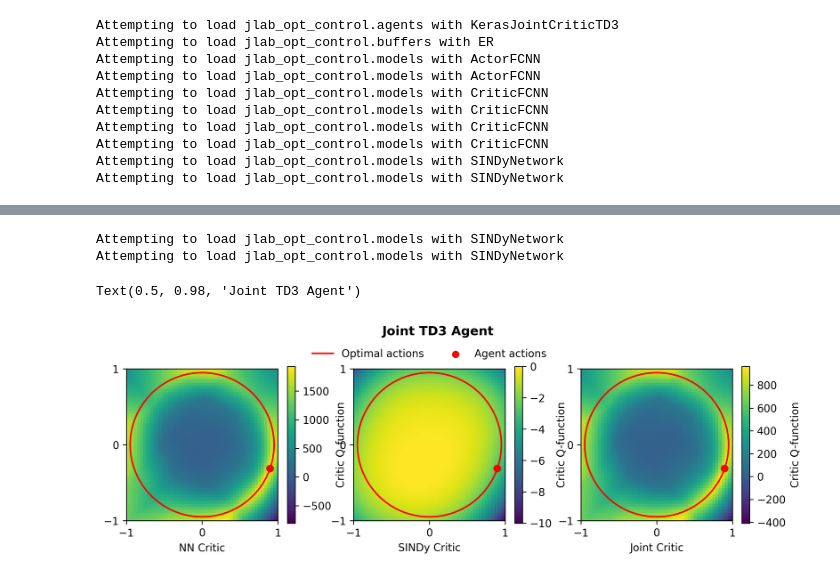
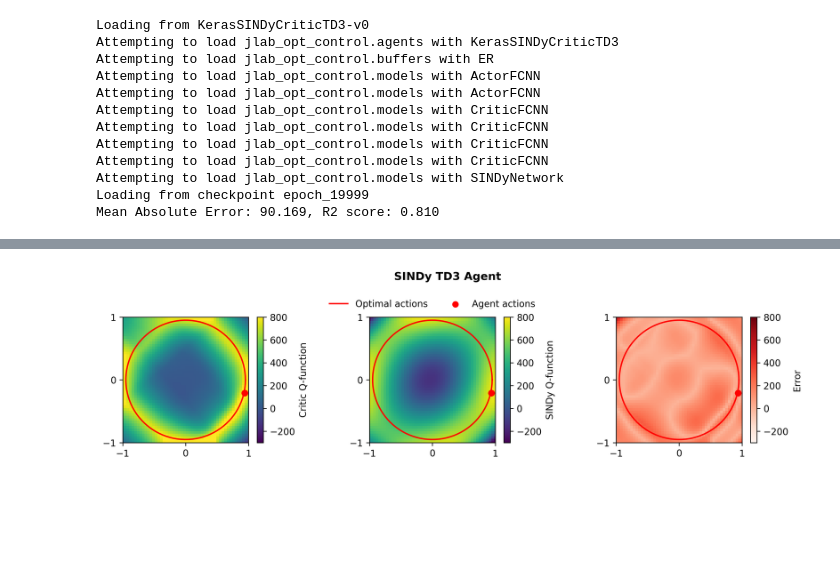
Before and after one commit to JeffersonLab/SciOptControlToolkit, a Jupyter notebook: jlab_opt_control/drivers/ExamineCirclePolicy.ipynb, the cells around one changed output, grey strips where cells are left out. Saved outputs shown, nothing was run; the diff lists cells and outputs as text; code cells hidden in the pictures; blank space fills up the shorter version.

```diff
--- a/jlab_opt_control/drivers/ExamineCirclePolicy.ipynb
+++ b/jlab_opt_control/drivers/ExamineCirclePolicy.ipynb
@@ -282,12 +274,14 @@ import os
 import glob
 import jlab_opt_control.agents as agents
 
-logging.getLogger("Agent Registry").setLevel(logging.INFO)
-logging.getLogger("TD3-Agent").setLevel(logging.INFO)
+logging.getLogger("Agent Registry").setLevel(logging.WARNING)
+logging.getLogger("TD3-Agent").setLevel(logging.WARNING)
 
 # Agent
-agent_id = 'KerasJointCriticTD3-v0'
-logdir = glob.glob(f'./results/Circle/index0_agent_{agent_id}_env_{env_id}_date_20240531-*')[0]
+agent_id = 'KerasSINDyCriticTD3-v0'
+logdirs = sorted(glob.glob(f'./results/Circle/*{agent_id}*'))
+logdir = logdirs[-1]
+print(f'Loading from {os.path.basename(logdir)}')
 
 buffer_type = 'ER-v0'
 buffer_size = None
@@ -300,7 +294,9 @@ agent = agents.make(
     buffer_size=buffer_size,
 )
 
-agent.model_load_path = f'{logdir}/models/epoch_19999/'
+checkpoints = sorted(glob.glob(f'{logdir}/models/epoch_*'))
+agent.model_load_path = checkpoints[-1]
+print(f'Loading from checkpoint {os.path.basename(agent.model_load_path)}')
 agent.load()
 
 x = np.linspace(env.action_space.low[0], env.action_space.high[0])
@@ -319,23 +315,22 @@ import matplotlib.pyplot as plt
 fig, ax = plt.subplots(1, 3, dpi=300, figsize=(11, 3))
 
 critic_values = agent.critic_model1(states, actions).numpy()
-im = ax[0].pcolormesh(X, Y, critic_values.reshape(X.shape),
-                      cmap='viridis')#, vmin=-10, vmax=0)
+sindy_values = agent.critic_sindy(lib_batch).numpy()
+error_values = np.abs(critic_values - sindy_values)
+
+kwargs = dict(vmin=-300, vmax=800, cmap='viridis')
+im = ax[0].pcolormesh(X, Y, critic_values.reshape(X.shape), **kwargs)
 plt.colorbar(im, ax=ax[0], label='Critic Q-function')
 
+im = ax[1].pcolormesh(X, Y, sindy_values.reshape(X.shape), **kwargs)
+plt.colorbar(im, ax=ax[1], label='SINDy Q-function')
 
-critic_values = agent.critic_sindy1(lib_batch).numpy()
-im = ax[1].pcolormesh(X, Y, critic_values.reshape(X.shape),
-                      cmap='viridis', vmin=-10, vmax=0)
-plt.colorbar(im, ax=ax[1], label='Critic Q-function')
+kwargs['cmap'] = 'Reds'
+im = ax[2].pcolormesh(X, Y, error_values.reshape(X.shape), **kwargs)
+plt.colorbar(im, ax=ax[2], label='Error')
 
-
-critic_values = (1 - agent.sindy_beta) * agent.critic_model1(states, actions).numpy() + \
-                agent.sindy_beta * agent.critic_sindy1(lib_batch).numpy()
-im = ax[2].pcolormesh(X, Y, critic_values.reshape(X.shape),
-                      cmap='viridis')#, vmin=-10, vmax=0)
-plt.colorbar(im, ax=ax[2], label='Critic Q-function')
-
+from sklearn.metrics import r2_score
+print(f'Mean Absolute Error: {np.mean(error_values):.3f}, R2 score: {r2_score(critic_values, sindy_values):.3f}')
 
 for a in ax:
     t = np.linspace(0, 2*np.pi, 100)
@@ -350,10 +345,8 @@ for a in ax:
 ax[1].legend(loc='lower center', bbox_to_anchor=[0.5, 1],
         ncol=2, framealpha=0)
 
-ax[0].set_xlabel('NN Critic')
-ax[1].set_xlabel('SINDy Critic')
-ax[2].set_xlabel('Joint Critic')
+fig.subplots_adjust(top=0.8)
+fig.suptitle('SINDy TD3 Agent', fontweight='bold')
 
-fig.subplots_adjust(top=0.8)
-fig.suptitle('Joint TD3 Agent', fontweight='bold')
+plt.tight_layout()
 # %% [output]
@@ -379,4 +364,5 @@ fig.suptitle('Joint TD3 Agent', fontweight='bold')
-Attempting to load jlab_opt_control.agents with KerasJointCriticTD3
+Loading from KerasSINDyCriticTD3-v0
+Attempting to load jlab_opt_control.agents with KerasSINDyCriticTD3
 Attempting to load jlab_opt_control.buffers with ER
 Attempting to load jlab_opt_control.models with ActorFCNN
 Attempting to load jlab_opt_control.models with ActorFCNN
@@ -385,4 +371,5 @@ Attempting to load jlab_opt_control.models with CriticFCNN
 Attempting to load jlab_opt_control.models with CriticFCNN
 Attempting to load jlab_opt_control.models with CriticFCNN
 Attempting to load jlab_opt_control.models with SINDyNetwork
-Attempting to load jlab_opt_control.models with SINDyNetwork
+Loading from checkpoint epoch_19999
+Mean Absolute Error: 90.169, R2 score: 0.810
@@ -393,4 +376 @@ Attempting to load jlab_opt_control.models with SINDyNetwork
-Attempting to load jlab_opt_control.models with SINDyNetwork
-Attempting to load jlab_opt_control.models with SINDyNetwork
-Text(0.5, 0.98, 'Joint TD3 Agent')
-[figure, old version]
+[figure, new version]
```
Also changed, not shown: parts of 8 cells of this notebook, 1 other file.
